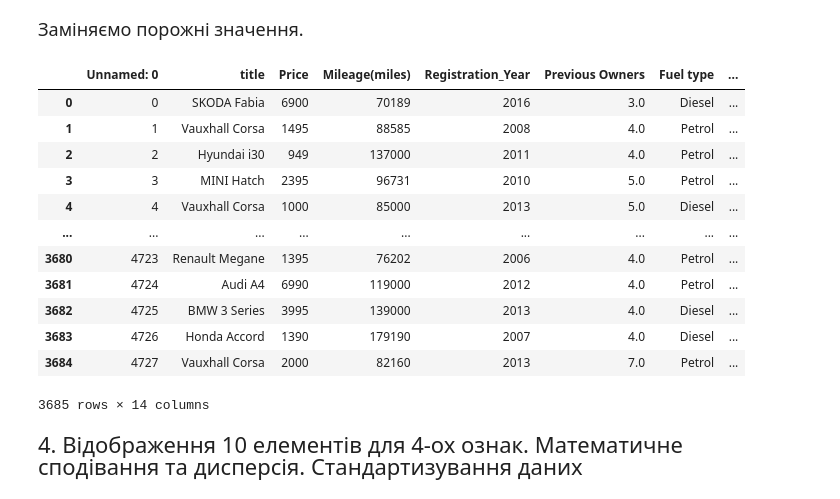
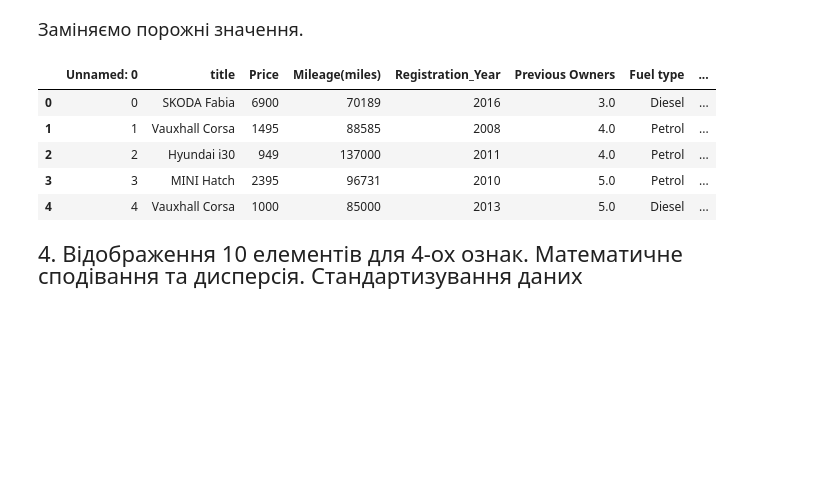
Before and after one commit to artemyak5/SRP, a Jupyter notebook: coursework/main.ipynb, the cells around one changed output. Cells and saved outputs as stored; diff of their text form; code cells hidden in the pictures; blank space fills up the shorter version.

```diff
--- a/coursework/main.ipynb
+++ b/coursework/main.ipynb
@@ -157,22 +146,17 @@ dtype: int64
 # %% [markdown]
 <p style="font-size: 18px;"> Заміняємо порожні значення.
 # %%
-df.fillna(method='bfill')
-df.fillna(method='ffill').fillna(0)
+df = df.fillna(method='ffill').fillna(0)
-# %% [output]
-|  | Unnamed: 0 | title | Price | Mileage(miles) | Registration_Year | Previous Owners | Fuel type | ... |
-| 0 | 0 | SKODA Fabia | 6900 | 70189 | 2016 | 3.0 | Diesel | ... |
-| 1 | 1 | Vauxhall Corsa | 1495 | 88585 | 2008 | 4.0 | Petrol | ... |
-| 2 | 2 | Hyundai i30 | 949 | 137000 | 2011 | 4.0 | Petrol | ... |
-| 3 | 3 | MINI Hatch | 2395 | 96731 | 2010 | 5.0 | Petrol | ... |
-| 4 | 4 | Vauxhall Corsa | 1000 | 85000 | 2013 | 5.0 | Diesel | ... |
-| ... | ... | ... | ... | ... | ... | ... | ... | ... |
-| 3680 | 4723 | Renault Megane | 1395 | 76202 | 2006 | 4.0 | Petrol | ... |
-| 3681 | 4724 | Audi A4 | 6990 | 119000 | 2012 | 4.0 | Petrol | ... |
-| 3682 | 4725 | BMW 3 Series | 3995 | 139000 | 2013 | 4.0 | Diesel | ... |
-| 3683 | 4726 | Honda Accord | 1390 | 179190 | 2007 | 4.0 | Diesel | ... |
-| 3684 | 4727 | Vauxhall Corsa | 2000 | 82160 | 2013 | 7.0 | Petrol | ... |
-3685 rows × 14 columns
+# %%
+df = df.drop(['Service history'], axis=1)
+df.head()
+# %% [output]
+|  | Unnamed: 0 | title | Price | Mileage(miles) | Registration_Year | Previous Owners | Fuel type | ... |
+| 0 | 0 | SKODA Fabia | 6900 | 70189 | 2016 | 3.0 | Diesel | ... |
+| 1 | 1 | Vauxhall Corsa | 1495 | 88585 | 2008 | 4.0 | Petrol | ... |
+| 2 | 2 | Hyundai i30 | 949 | 137000 | 2011 | 4.0 | Petrol | ... |
+| 3 | 3 | MINI Hatch | 2395 | 96731 | 2010 | 5.0 | Petrol | ... |
+| 4 | 4 | Vauxhall Corsa | 1000 | 85000 | 2013 | 5.0 | Diesel | ... |
 # %% [markdown]
 <p style="font-size: 22px;">4. Відображення 10 елементів для 4-ох ознак. Математичне сподівання та дисперсія. Стандартизування даних
 </p>
```
Also changed, not shown: parts of 6 cells of this notebook, 3 other files.
